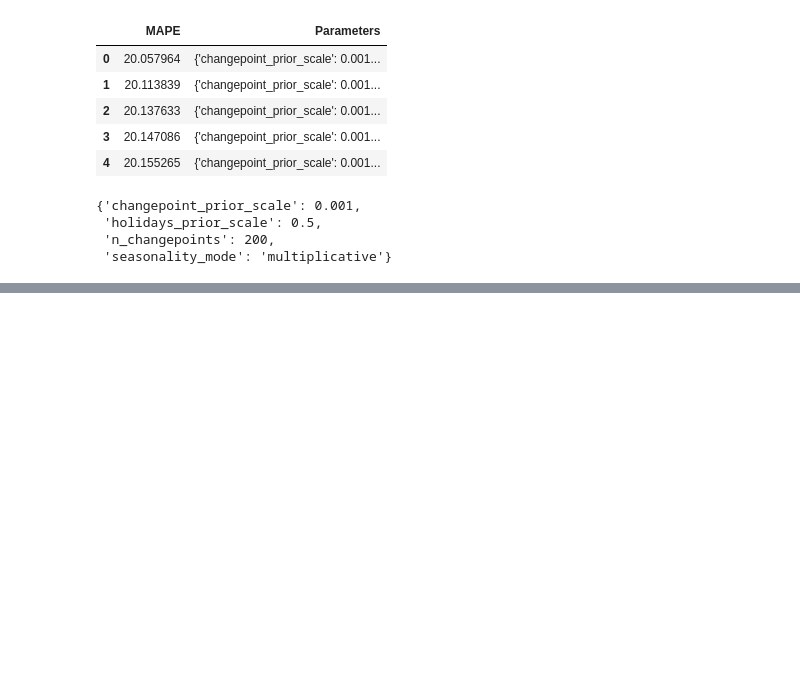
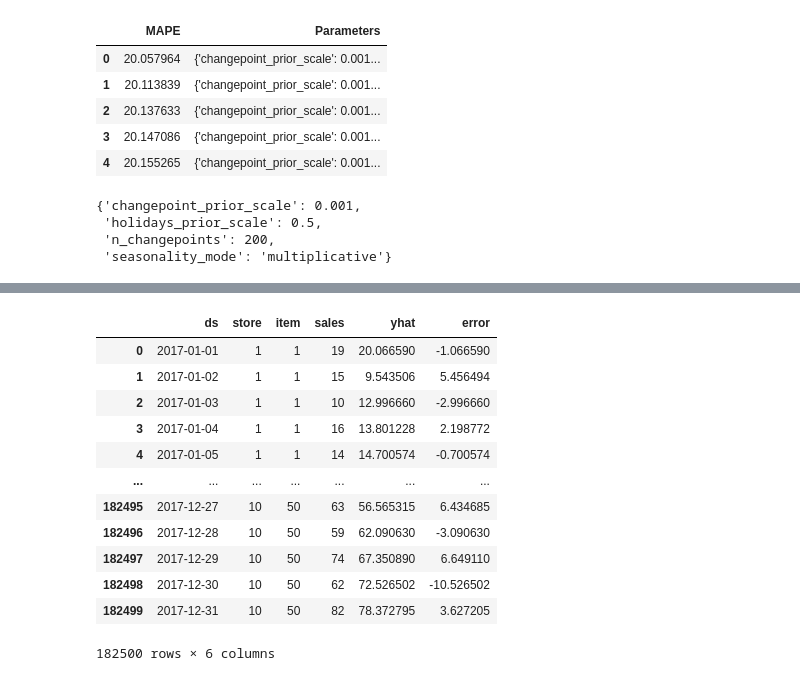
Before and after one commit to AdrianJason/RetailSalesPredictor, a Jupyter notebook: notebooks/model_training.ipynb, the cells around one changed output, grey strips where cells are left out. Cells and saved outputs as stored; diff of their text form; code cells hidden in the pictures; blank space fills up the shorter version.

```diff
--- a/notebooks/model_training.ipynb
+++ b/notebooks/model_training.ipynb
@@ -328,0 +332,12 @@ KeyboardInterrupt:
+# %%
+# Read in the csv file for test_data
+test_df = pd.read_csv('../data/processed_data/test_data.csv')
+
+# Convert the data column to datetime in pandas
+test_df['date'] = pd.to_datetime(test_df['date'])
+
+# Rename the date column to ds
+test_df = test_df.rename(columns={'date': 'ds'})
+
+# Display the results
+test_df
@@ -328,0 +358,44 @@ KeyboardInterrupt:
+# %%
+# Create a function that generates future predictions for a given store and item
+def predict_sales(store, item, models, start_date='2017-01-01', end_date='2017-12-31'):
+    model = models[(store, item)]
+
+    future = pd.DataFrame(pd.date_range(start=start_date, end=end_date), columns=['ds'])
+    forecast = model.predict(future)
+
+    forecast = forecast[['ds', 'yhat']]
+    forecast['store'] = store
+    forecast['item'] = item
+
+    return forecast
+# %%
+# Generate predictions for each store and item combination
+predictions = []
+
+for store in unique_stores:
+    for item in unique_items:
+        forecast = predict_sales(store, item, models)
+        predictions.append(forecast)
+
+predictions_df = pd.concat(predictions).reset_index(drop=True)
+# %%
+# Merge the predictions with the test data, and calculate the error
+results_df = test_df.merge(predictions_df, on=['ds', 'store', 'item'], how='inner')
+results_df['error'] = results_df['sales'] - results_df['yhat']
+
+# Display the results
+results_df
+# %% [output]
+|  | ds | store | item | sales | yhat | error |
+| 0 | 2017-01-01 | 1 | 1 | 19 | 20.066590 | -1.066590 |
+| 1 | 2017-01-02 | 1 | 1 | 15 | 9.543506 | 5.456494 |
+| 2 | 2017-01-03 | 1 | 1 | 10 | 12.996660 | -2.996660 |
+| 3 | 2017-01-04 | 1 | 1 | 16 | 13.801228 | 2.198772 |
+| 4 | 2017-01-05 | 1 | 1 | 14 | 14.700574 | -0.700574 |
+| ... | ... | ... | ... | ... | ... | ... |
+| 182495 | 2017-12-27 | 10 | 50 | 63 | 56.565315 | 6.434685 |
+| 182496 | 2017-12-28 | 10 | 50 | 59 | 62.090630 | -3.090630 |
+| 182497 | 2017-12-29 | 10 | 50 | 74 | 67.350890 | 6.649110 |
+| 182498 | 2017-12-30 | 10 | 50 | 62 | 72.526502 | -10.526502 |
+| 182499 | 2017-12-31 | 10 | 50 | 82 | 78.372795 | 3.627205 |
+182500 rows × 6 columns
```
Also changed, not shown: parts of 11 cells of this notebook.
